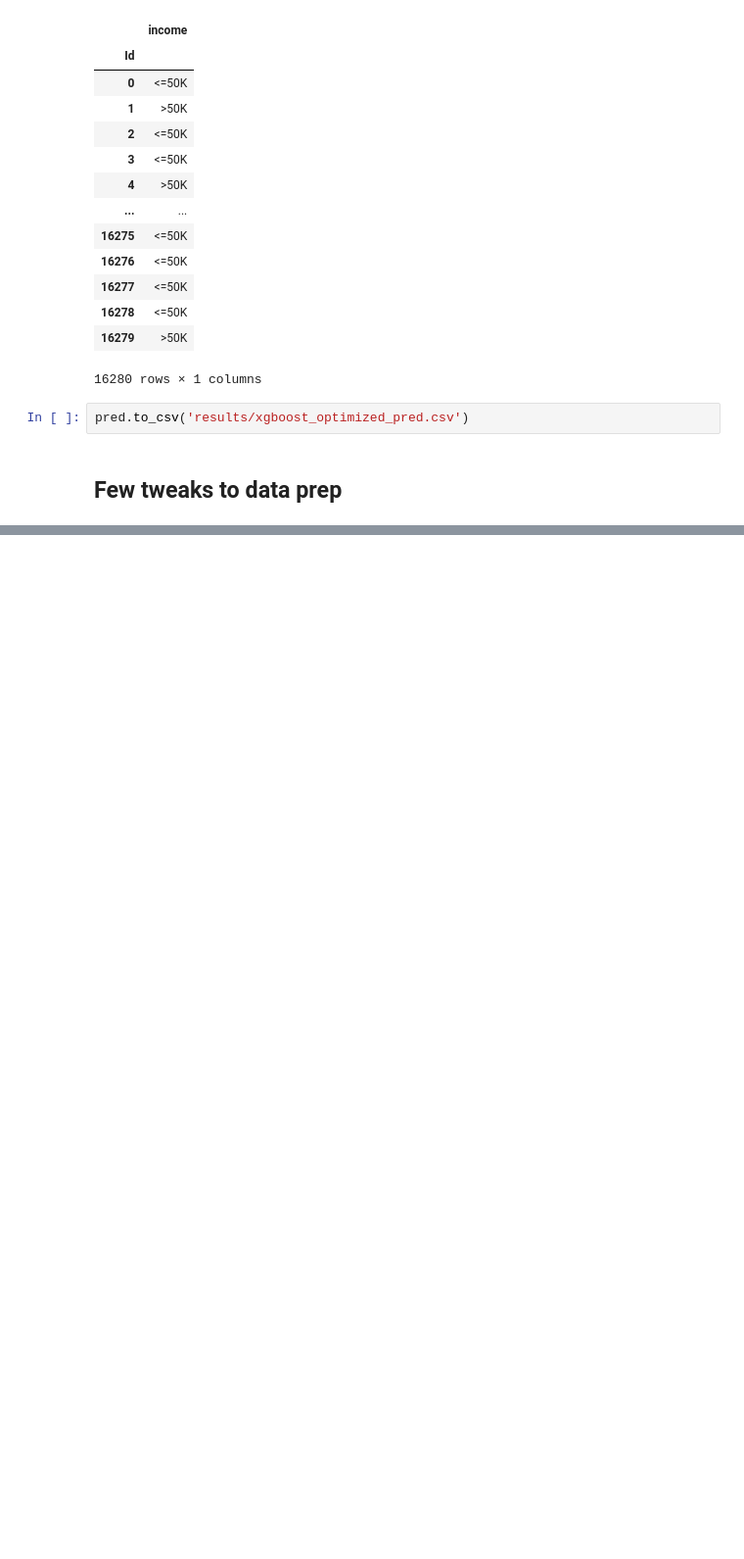
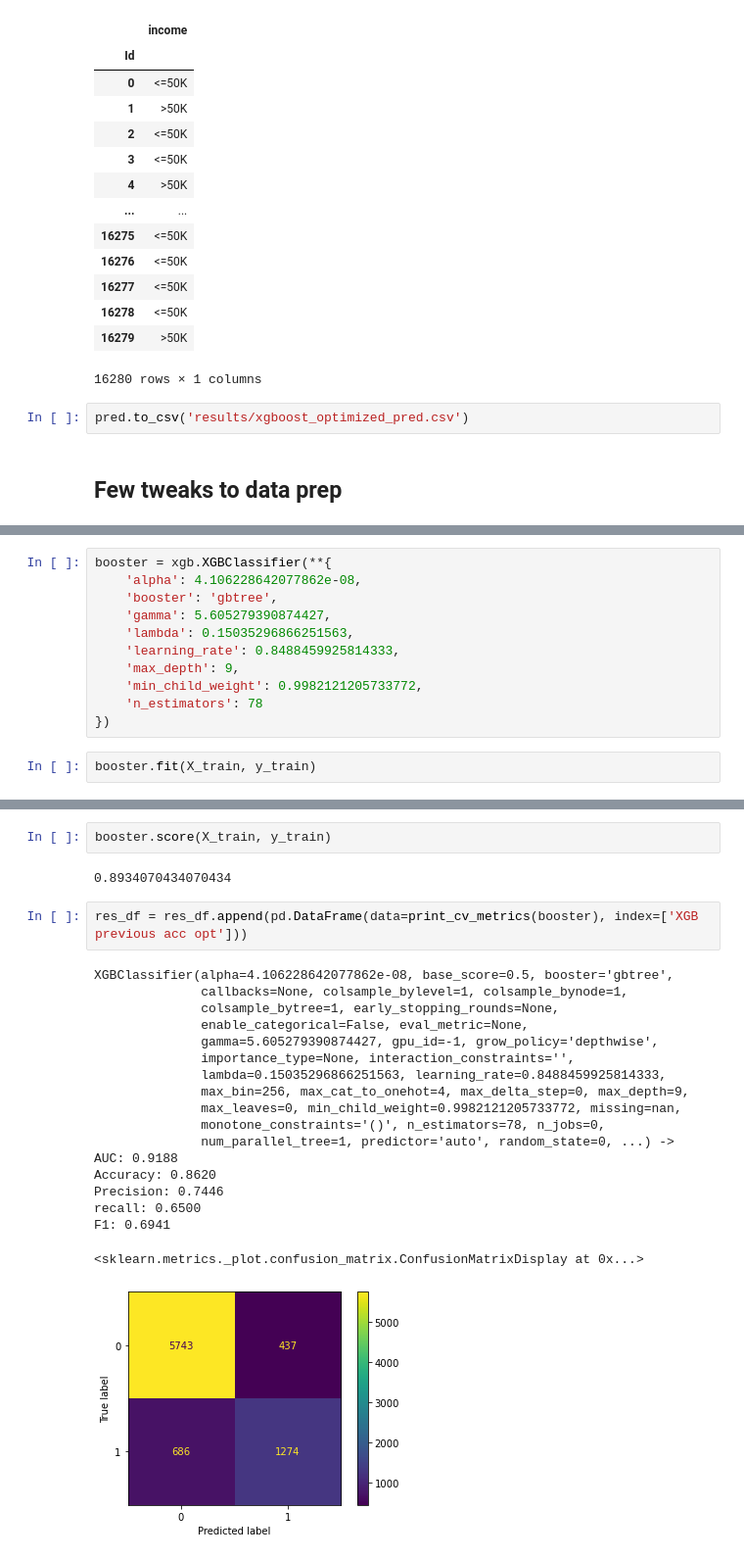
Before and after one commit to LRAbbade/adult_classifier, a Jupyter notebook: train.ipynb, the cells around one changed output, grey strips where cells are left out. Shown at 98% size. Cells and saved outputs as stored; diff of their text form; blank space fills up the shorter version.

```diff
--- a/train.ipynb
+++ b/train.ipynb
@@ -509,0 +648,13 @@ pred.to_csv('results/xgboost_optimized_pred.csv')
+# %%
+booster = xgb.XGBClassifier(**{
+    'alpha': 4.106228642077862e-08,
+    'booster': 'gbtree',
+    'gamma': 5.605279390874427,
+    'lambda': 0.15035296866251563,
+    'learning_rate': 0.8488459925814333,
+    'max_depth': 9,
+    'min_child_weight': 0.9982121205733772,
+    'n_estimators': 78
+})
+# %%
+booster.fit(X_train, y_train)
@@ -509,0 +673,25 @@ pred.to_csv('results/xgboost_optimized_pred.csv')
+# %%
+booster.score(X_train, y_train)
+# %% [output]
+0.8934070434070434
+# %%
+res_df = res_df.append(pd.DataFrame(data=print_cv_metrics(booster), index=['XGB previous acc opt']))
+# %% [output]
+XGBClassifier(alpha=4.106228642077862e-08, base_score=0.5, booster='gbtree',
+              callbacks=None, colsample_bylevel=1, colsample_bynode=1,
+              colsample_bytree=1, early_stopping_rounds=None,
+              enable_categorical=False, eval_metric=None,
+              gamma=5.605279390874427, gpu_id=-1, grow_policy='depthwise',
+              importance_type=None, interaction_constraints='',
+              lambda=0.15035296866251563, learning_rate=0.8488459925814333,
+              max_bin=256, max_cat_to_onehot=4, max_delta_step=0, max_depth=9,
+              max_leaves=0, min_child_weight=0.9982121205733772, missing=nan,
+              monotone_constraints='()', n_estimators=78, n_jobs=0,
+              num_parallel_tree=1, predictor='auto', random_state=0, ...) ->
+AUC: 0.9188
+Accuracy: 0.8620
+Precision: 0.7446
+recall: 0.6500
+F1: 0.6941
+<sklearn.metrics._plot.confusion_matrix.ConfusionMatrixDisplay at 0x...>
+[figure, added]
```
Also changed, not shown: parts of 30 cells of this notebook.
